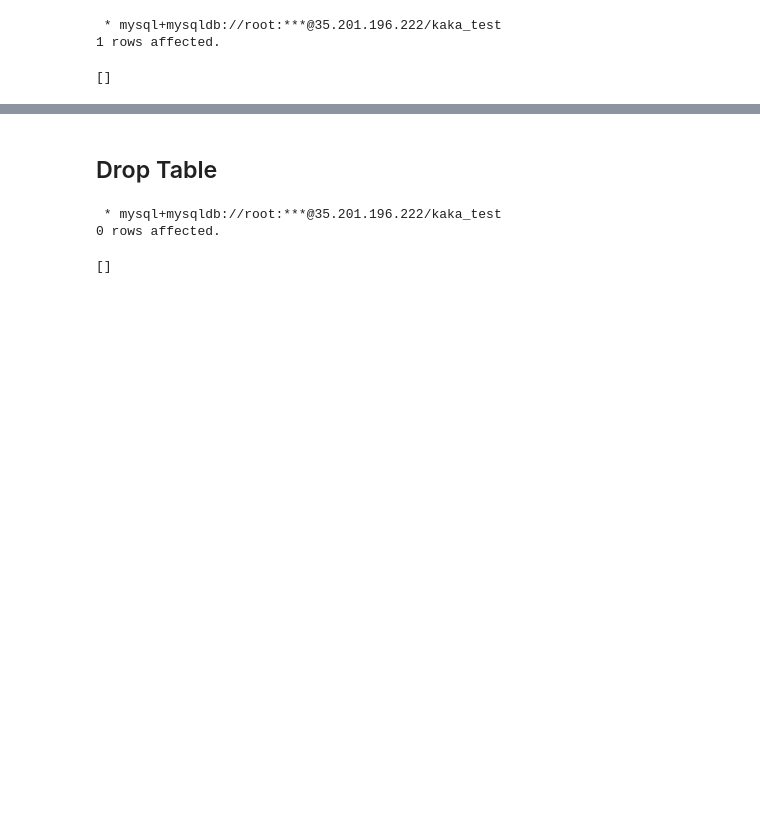
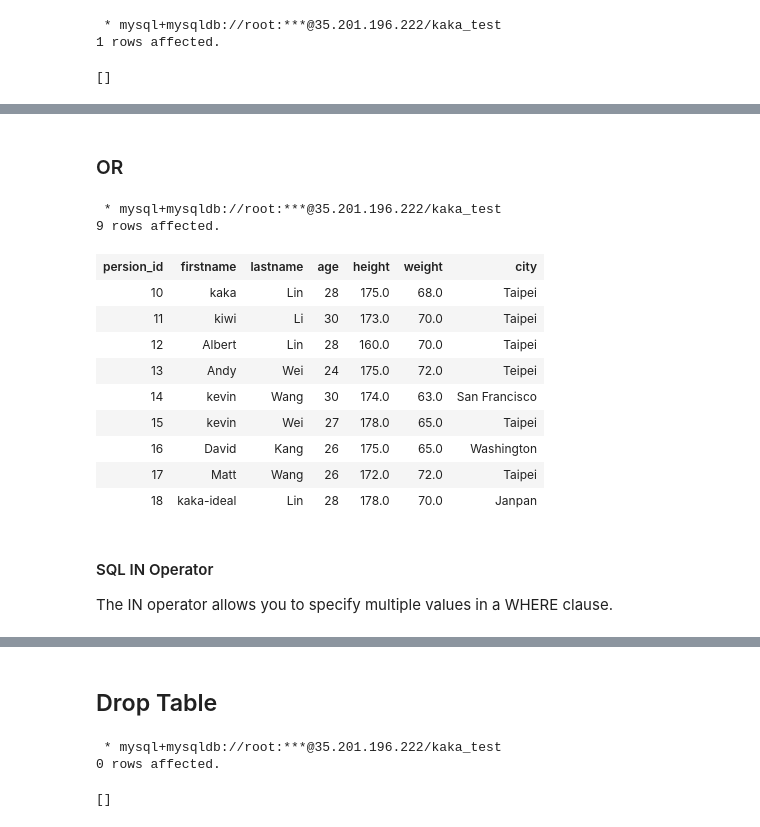
Before and after one commit to kaka-lin/Notes, a Jupyter notebook: DB/MySQL/mysql-basics.ipynb, the cells around one changed output, grey strips where cells are left out. Saved outputs shown, nothing was run; the diff lists cells and outputs as text; code cells hidden in the pictures; blank space fills up the shorter version.

```diff
--- a/DB/MySQL/mysql-basics.ipynb
+++ b/DB/MySQL/mysql-basics.ipynb
@@ -165,0 +263,26 @@ SELECT *
+# %% [markdown]
+### OR
+# %%
+%%sql
+
+SELECT *
+    FROM persions
+    WHERE age = 28 OR
+          height > 170;
+# %% [output]
+ * mysql+mysqldb://root:***@35.201.196.222/kaka_test
+9 rows affected.
+| persion_id | firstname | lastname | age | height | weight | city |
+| 10 | kaka | Lin | 28 | 175.0 | 68.0 | Taipei |
+| 11 | kiwi | Li | 30 | 173.0 | 70.0 | Taipei |
+| 12 | Albert | Lin | 28 | 160.0 | 70.0 | Taipei |
+| 13 | Andy | Wei | 24 | 175.0 | 72.0 | Teipei |
+| 14 | kevin | Wang | 30 | 174.0 | 63.0 | San Francisco |
+| 15 | kevin | Wei | 27 | 178.0 | 65.0 | Taipei |
+| 16 | David | Kang | 26 | 175.0 | 65.0 | Washington |
+| 17 | Matt | Wang | 26 | 172.0 | 72.0 | Taipei |
+| 18 | kaka-ideal | Lin | 28 | 178.0 | 70.0 | Janpan |
+# %% [markdown]
+#### SQL IN Operator
+
+The IN operator allows you to specify multiple values in a WHERE clause.
```
Also changed, not shown: parts of 32 cells of this notebook, 7 other files.
